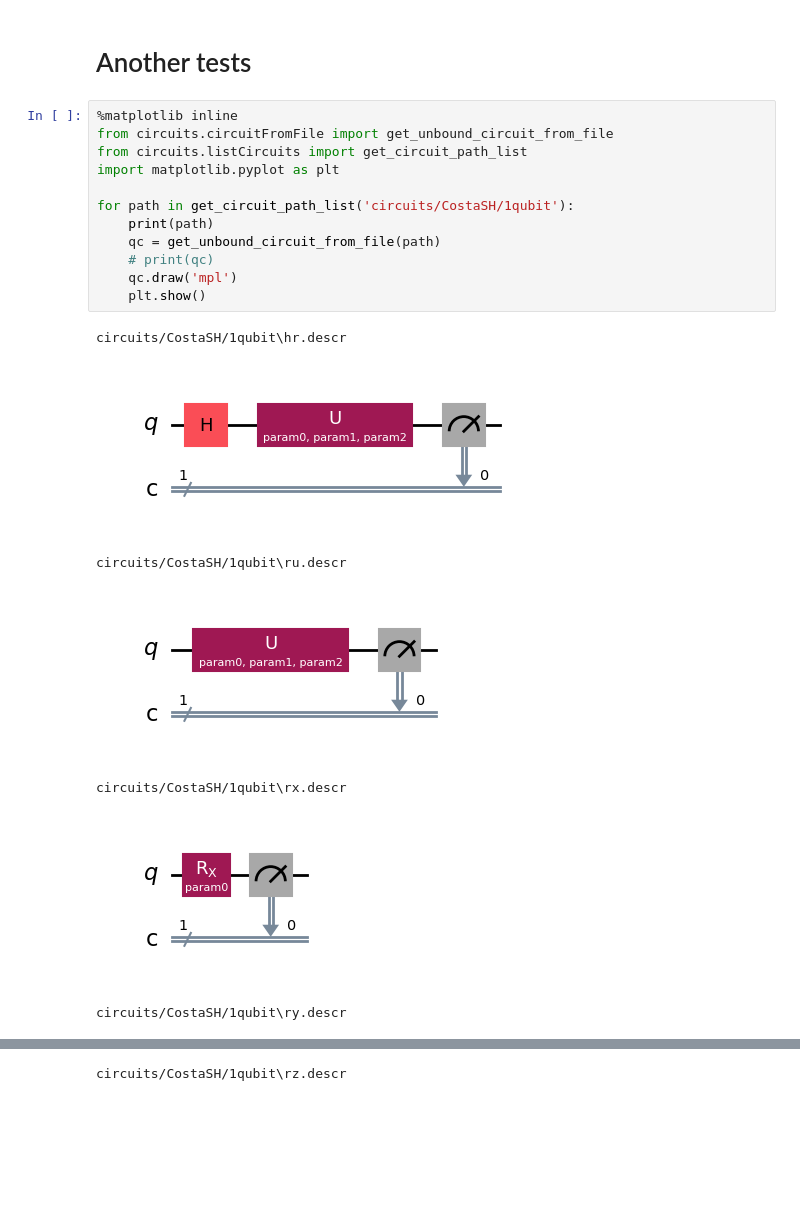
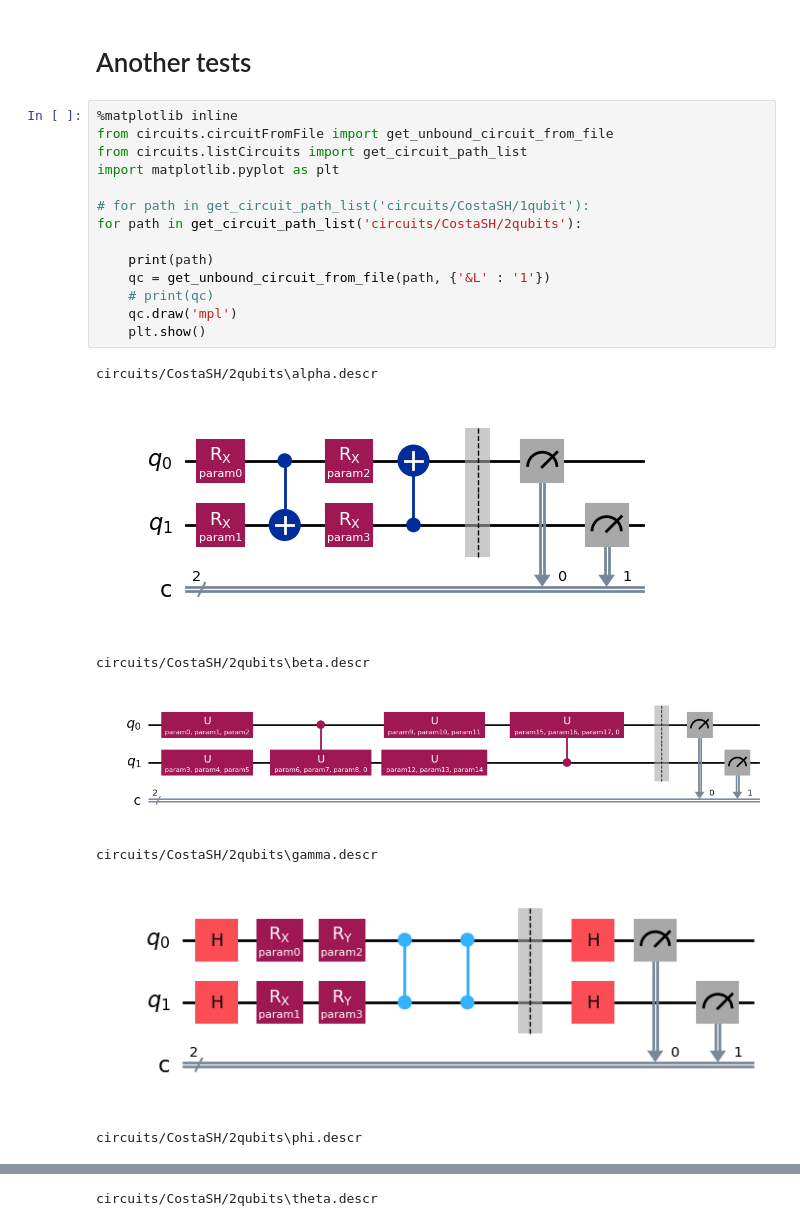
Before and after one commit to SamuellH12/Quantum-Express-Entang-Measures, a Jupyter notebook: notebook.ipynb, the cells around one changed output, grey strips where cells are left out. Drawn from its saved outputs; the diff is of its cells as text; blank space fills up the shorter version.

Commit message:
add 2qubits circuits

```diff
--- a/notebook.ipynb
+++ b/notebook.ipynb
@@ -44,20 +44,22 @@ circuit(initial_weights, input=[0, 0, 0, 0], measwire=measures, meas='expval')
 # %%
 %matplotlib inline
 from circuits.circuitFromFile import get_unbound_circuit_from_file
 from circuits.listCircuits import get_circuit_path_list
 import matplotlib.pyplot as plt
 
-for path in get_circuit_path_list('circuits/CostaSH/1qubit'):
+# for path in get_circuit_path_list('circuits/CostaSH/1qubit'):
+for path in get_circuit_path_list('circuits/CostaSH/2qubits'):
+
     print(path)
-    qc = get_unbound_circuit_from_file(path)
+    qc = get_unbound_circuit_from_file(path, {'&L' : '1'})
     # print(qc)
     qc.draw('mpl')
     plt.show()
 # %% [output]
-circuits/CostaSH/1qubit\hr.descr
+circuits/CostaSH/2qubits\alpha.descr
-[figure, old version]
+[figure, new version]
-circuits/CostaSH/1qubit\ru.descr
+circuits/CostaSH/2qubits\beta.descr
-[figure, old version]
+[figure, new version]
-circuits/CostaSH/1qubit\rx.descr
+circuits/CostaSH/2qubits\gamma.descr
-[figure, old version]
+[figure, new version]
-circuits/CostaSH/1qubit\ry.descr
+circuits/CostaSH/2qubits\phi.descr
@@ -65 +67 @@ circuits/CostaSH/1qubit\ry.descr
-circuits/CostaSH/1qubit\rz.descr
+circuits/CostaSH/2qubits\theta.descr
```
Also changed, not shown: parts of 3 cells of this notebook, 7 other files.
